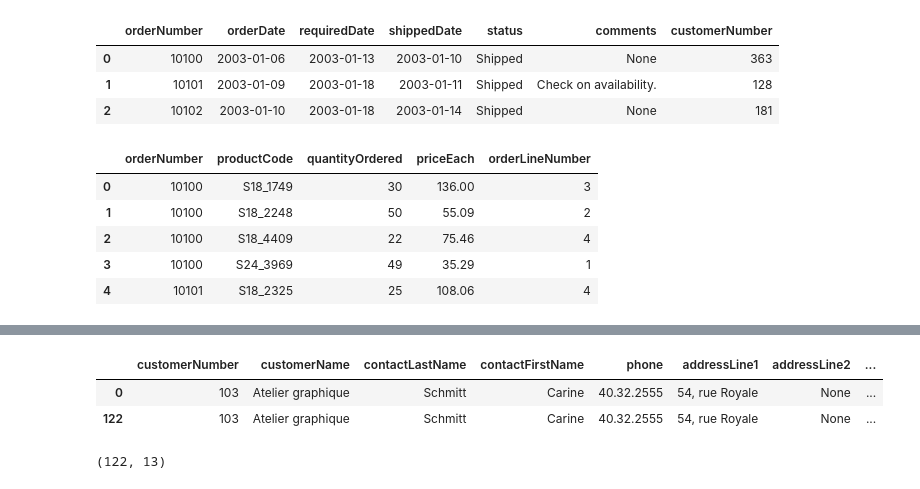
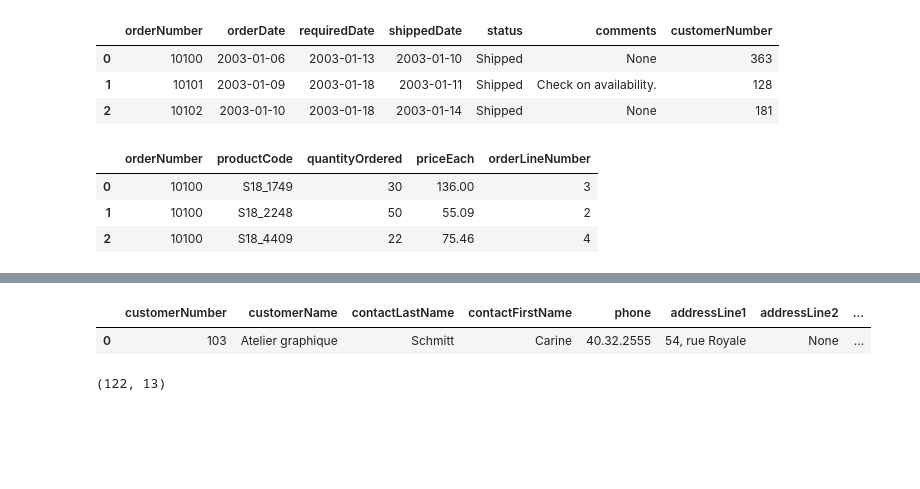
Before and after one commit to SamuelParraA/pruebaPythonDesafiolatam24, a Jupyter notebook: PRUEBA.ipynb, the cells around one changed output, grey strips where cells are left out. Saved outputs shown, nothing was run; the diff lists cells and outputs as text; code cells hidden in the pictures; blank space fills up the shorter version.

```diff
--- a/PRUEBA.ipynb
+++ b/PRUEBA.ipynb
@@ -7,4 +7,4 @@ import warnings
 import pandas as pd
 warnings.filterwarnings("ignore")
 # %%
-clave = 'XXXXX'
+clave = 'Insert_Clave'
@@ -36,8 +11 @@ def lectura_bbdd(clave, query):
-# %%
-def leer_tabla(tabla, engine):
-
-    df = pdsql.read_sql_query(query,
-                              conexion_bbdd(user = 'postgres', passw = clave, database = 'classicmodels '))
-
-    return df
 # %% [markdown]
@@ -52,8 +21,8 @@ def leer_tabla(tabla, engine):
 # %%
-#def conexion_bbdd(user, passw, database):
+#Creamos el objeto engine:
 engine = psycopg2.connect(user ='postgres',
                                  password = clave,
                                  host = '127.0.0.1',
-                                 port = 5433,
+                                 port = 5432,
                                  database = 'classicmodels')
 # %%
@@ -128,12 +84,10 @@ df_orders_unq.head(3)
 | 1 | 10101 | 2003-01-09 | 2003-01-18 | 2003-01-11 | Shipped | Check on availability. | 128 |
 | 2 | 10102 | 2003-01-10 | 2003-01-18 | 2003-01-14 | Shipped | None | 181 |
 # %%
-df_orderdetails.head()
+df_orderdetails.head(3) #revision del df generado con leer_tabla
 # %% [output]
 |  | orderNumber | productCode | quantityOrdered | priceEach | orderLineNumber |
 | 0 | 10100 | S18_1749 | 30 | 136.00 | 3 |
 | 1 | 10100 | S18_2248 | 50 | 55.09 | 2 |
 | 2 | 10100 | S18_4409 | 22 | 75.46 | 4 |
-| 3 | 10100 | S24_3969 | 49 | 35.29 | 1 |
-| 4 | 10101 | S18_2325 | 25 | 108.06 | 4 |
 # %%
@@ -144,10 +98,9 @@ df_customers.head(3)
 | 1 | 112 | Signal Gift Stores | King | Jean | 7025551838 | 8489 Strong St. | None | ... |
 | 2 | 114 | Australian Collectors, Co. | Ferguson | Peter | 03 9520 4555 | 636 St Kilda Road | Level 3 | ... |
 # %%
-df_customers.customerNumber.value_counts()
+df_customers.customerNumber.value_counts()  #Se detectan ordenes duplicadas
 df_customers[df_customers['customerNumber'] == 103]
 # %% [output]
 |  | customerNumber | customerName | contactLastName | contactFirstName | phone | addressLine1 | addressLine2 | ... |
 | 0 | 103 | Atelier graphique | Schmitt | Carine | 40.32.2555 | 54, rue Royale | None | ... |
-| 122 | 103 | Atelier graphique | Schmitt | Carine | 40.32.2555 | 54, rue Royale | None | ... |
 # %%
```
Also changed, not shown: parts of 51 cells of this notebook, 1 other file.
